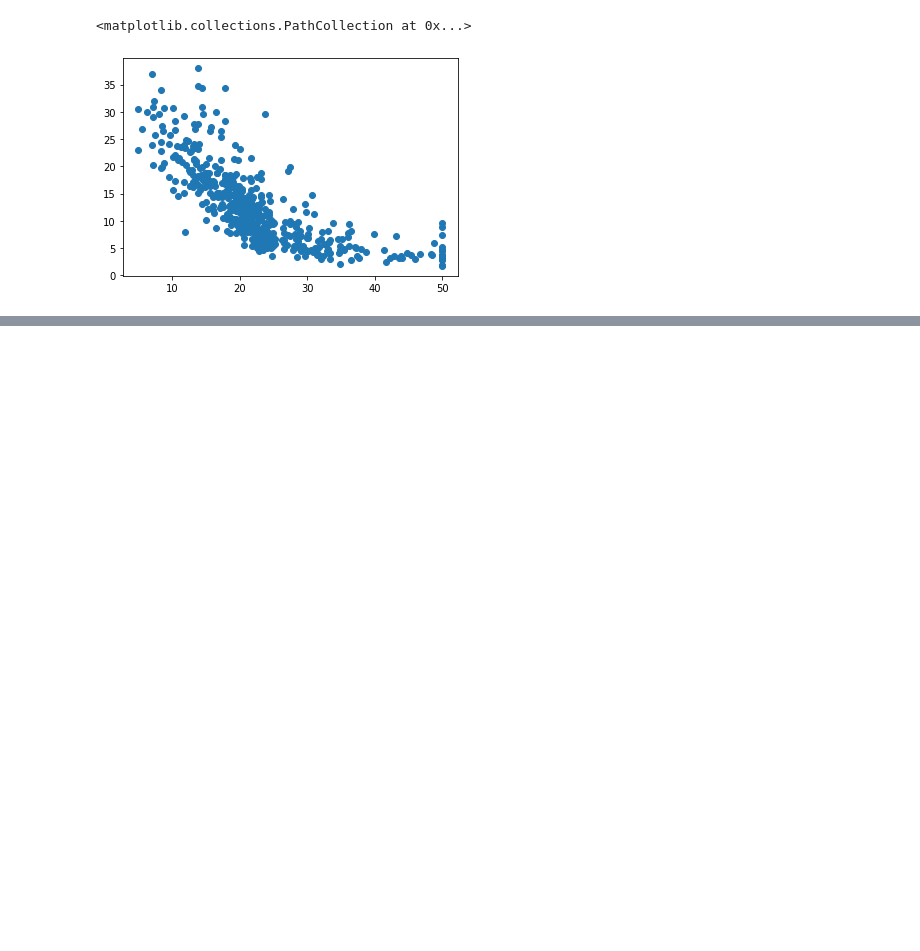
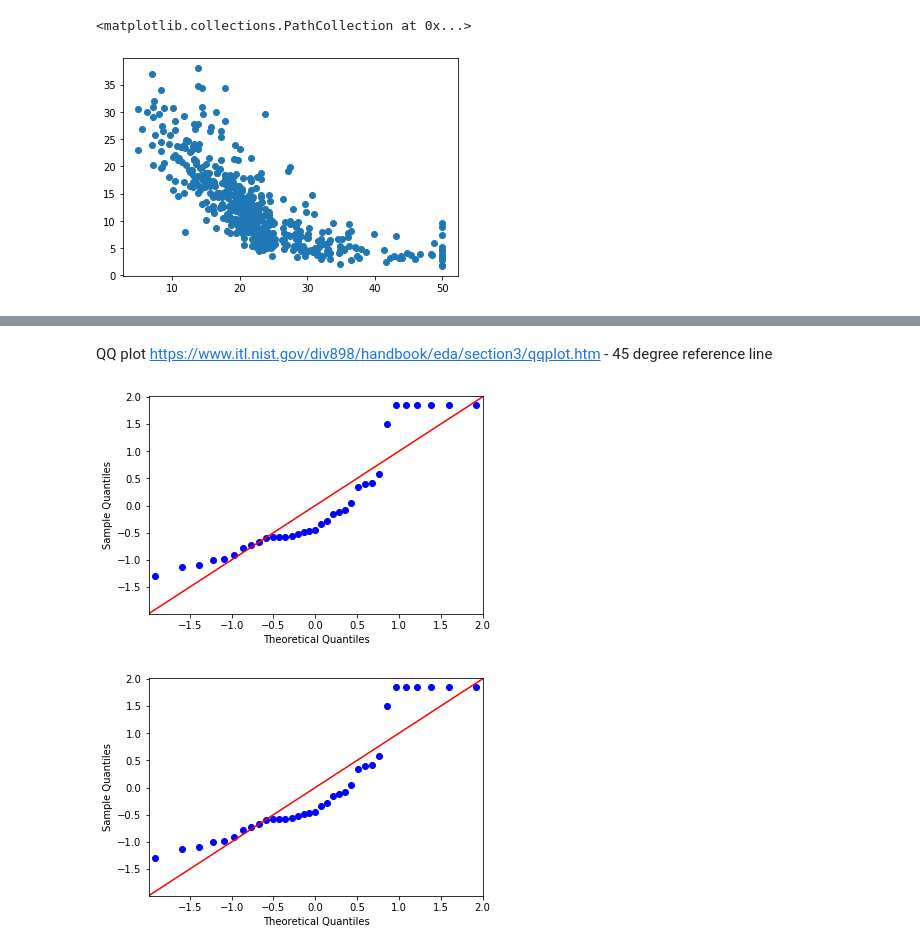
Before and after one commit to dermotkel/machine-learning, a Jupyter notebook: project.ipynb, the cells around one changed output, grey strips where cells are left out. Saved outputs shown, nothing was run; the diff lists cells and outputs as text; code cells hidden in the pictures; blank space fills up the shorter version.

```diff
--- a/project.ipynb
+++ b/project.ipynb
@@ -77,0 +91,7 @@ plt.scatter(x=bostonDF['MEDV'], y=bostonDF['LSTAT'])
+# %% [markdown]
+QQ plot https://www.itl.nist.gov/div898/handbook/eda/section3/qqplot.htm  - 45 degree reference line
+# %%
+statmod.qqplot(bostonNear['MEDV'], fit=True, line='45')
+# %% [output]
+[figure, added]
+[figure, added]
```
Also changed, not shown: parts of 19 cells of this notebook.
